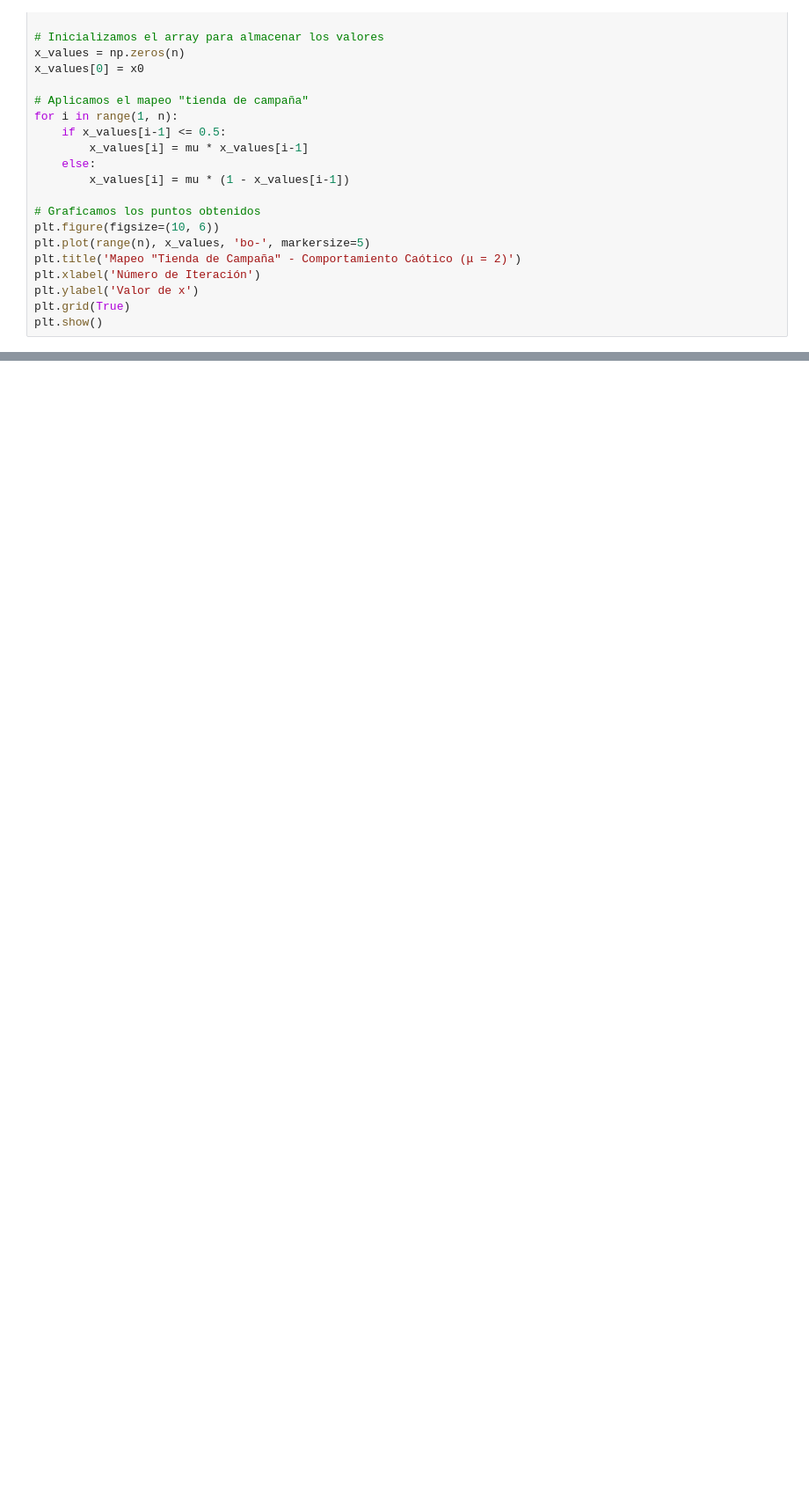
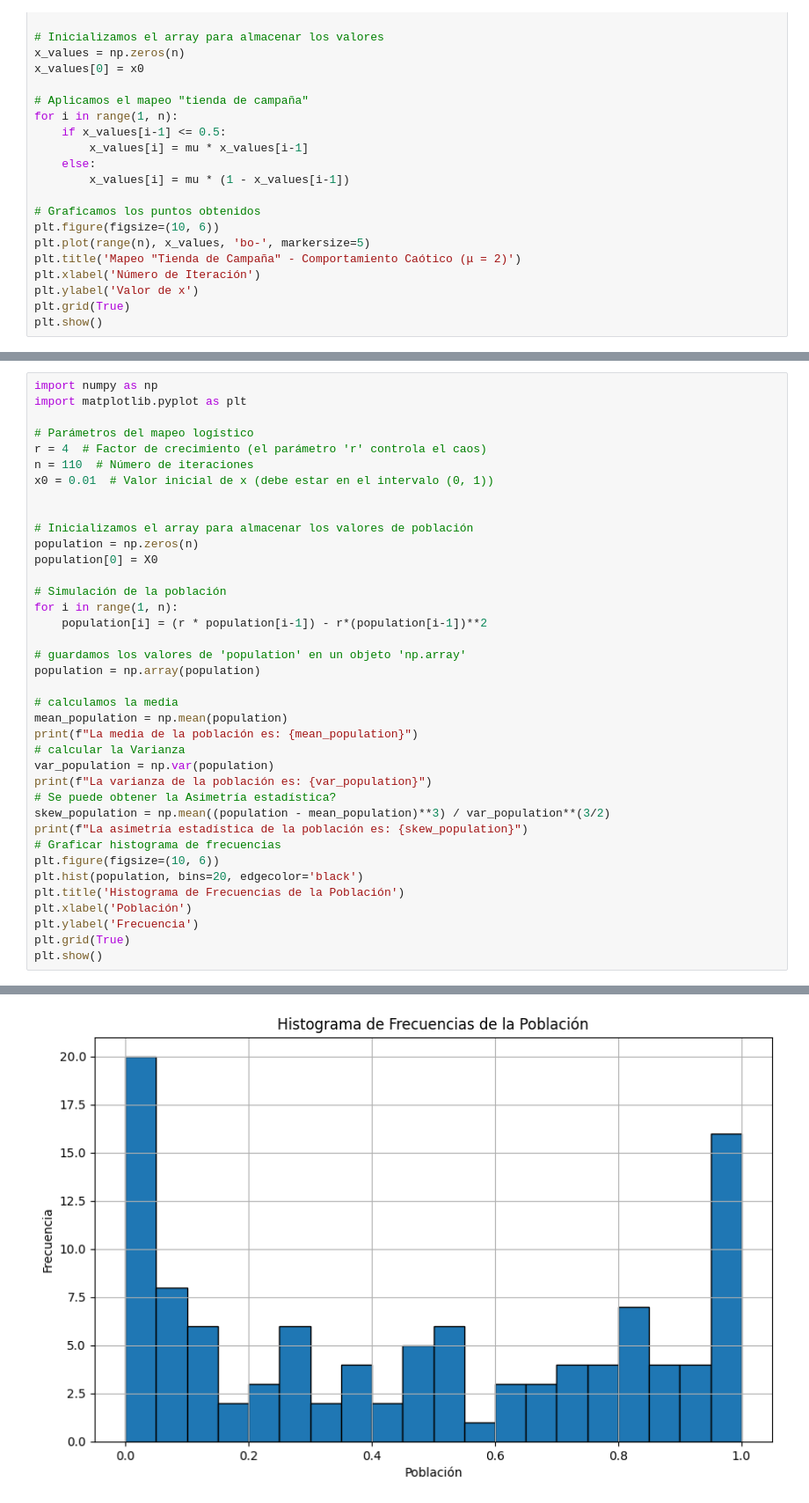
Before and after one commit to JsebastianUVPRQ/classical_trajectory, a Jupyter notebook: distribuciones_ML_fertz/tienda_notebook.ipynb, the cells around one changed output, grey strips where cells are left out. Shown at 88% size. Cells and saved outputs as stored; diff of their text form; blank space fills up the shorter version.

```diff
--- a/distribuciones_ML_fertz/tienda_notebook.ipynb
+++ b/distribuciones_ML_fertz/tienda_notebook.ipynb
@@ -54,0 +99,39 @@ plt.show()
+# %%
+import numpy as np
+import matplotlib.pyplot as plt
+
+# Parámetros del mapeo logístico
+r = 4  # Factor de crecimiento (el parámetro 'r' controla el caos)
+n = 110  # Número de iteraciones
+x0 = 0.01  # Valor inicial de x (debe estar en el intervalo (0, 1))
+
+
+# Inicializamos el array para almacenar los valores de población
+population = np.zeros(n)
+population[0] = X0
+
+# Simulación de la población
+for i in range(1, n):
+    population[i] = (r * population[i-1]) - r*(population[i-1])**2
+
+# guardamos los valores de 'population' en un objeto 'np.array'
+population = np.array(population)
+
+# calculamos la media
+mean_population = np.mean(population)
+print(f"La media de la población es: {mean_population}")
+# calcular la Varianza
+var_population = np.var(population)
+print(f"La varianza de la población es: {var_population}")
+# Se puede obtener la Asimetría estadística?
+skew_population = np.mean((population - mean_population)**3) / var_population**(3/2)
+print(f"La asimetría estadística de la población es: {skew_population}")
+# Graficar histograma de frecuencias
+plt.figure(figsize=(10, 6))
+plt.hist(population, bins=20, edgecolor='black')
+plt.title('Histograma de Frecuencias de la Población')
+plt.xlabel('Población')
+plt.ylabel('Frecuencia')
+plt.grid(True)
+plt.show()
+# %% [output]
@@ -54,0 +141 @@ plt.show()
+[figure, added]
```
Also changed, not shown: parts of 3 cells of this notebook.
